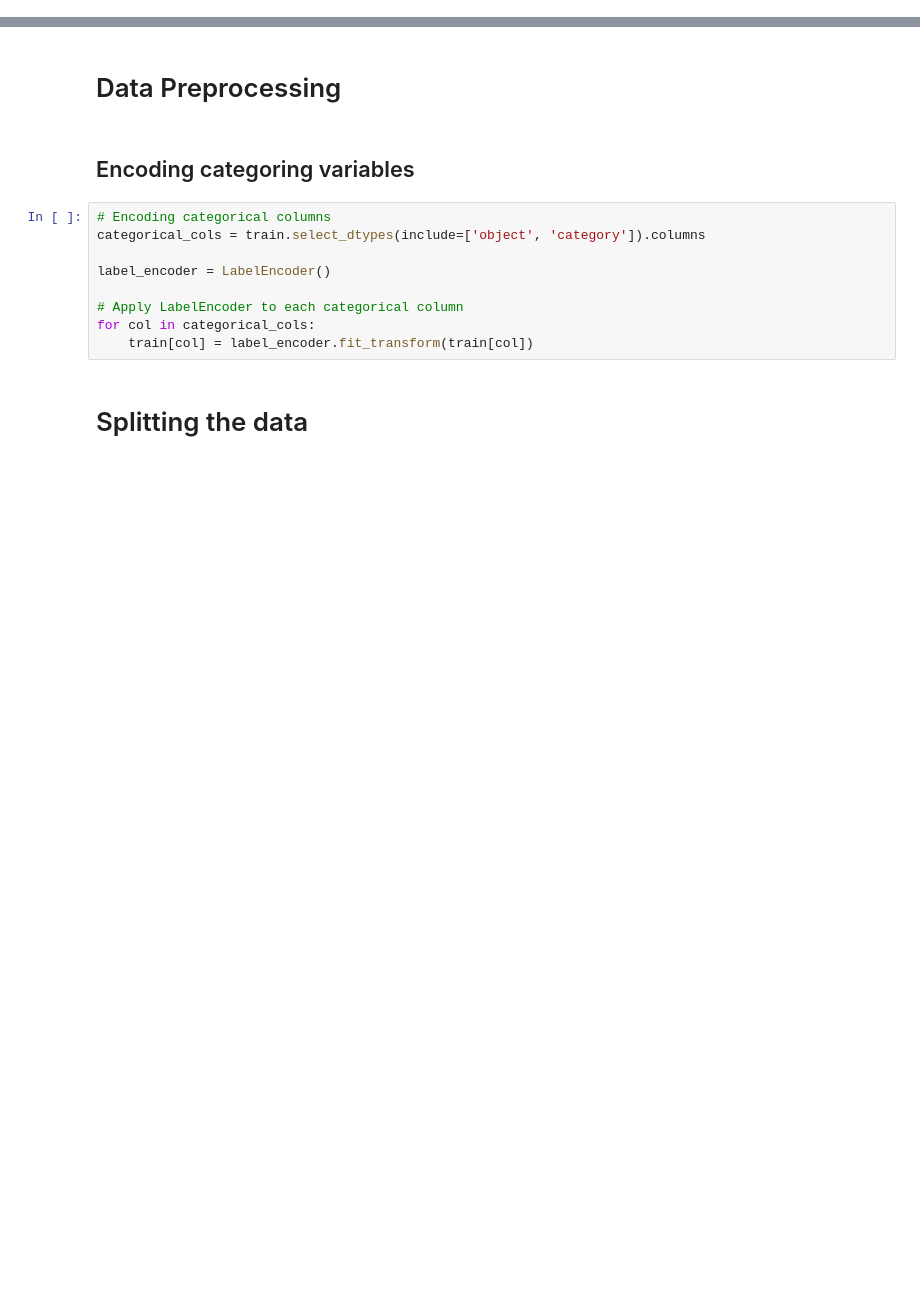
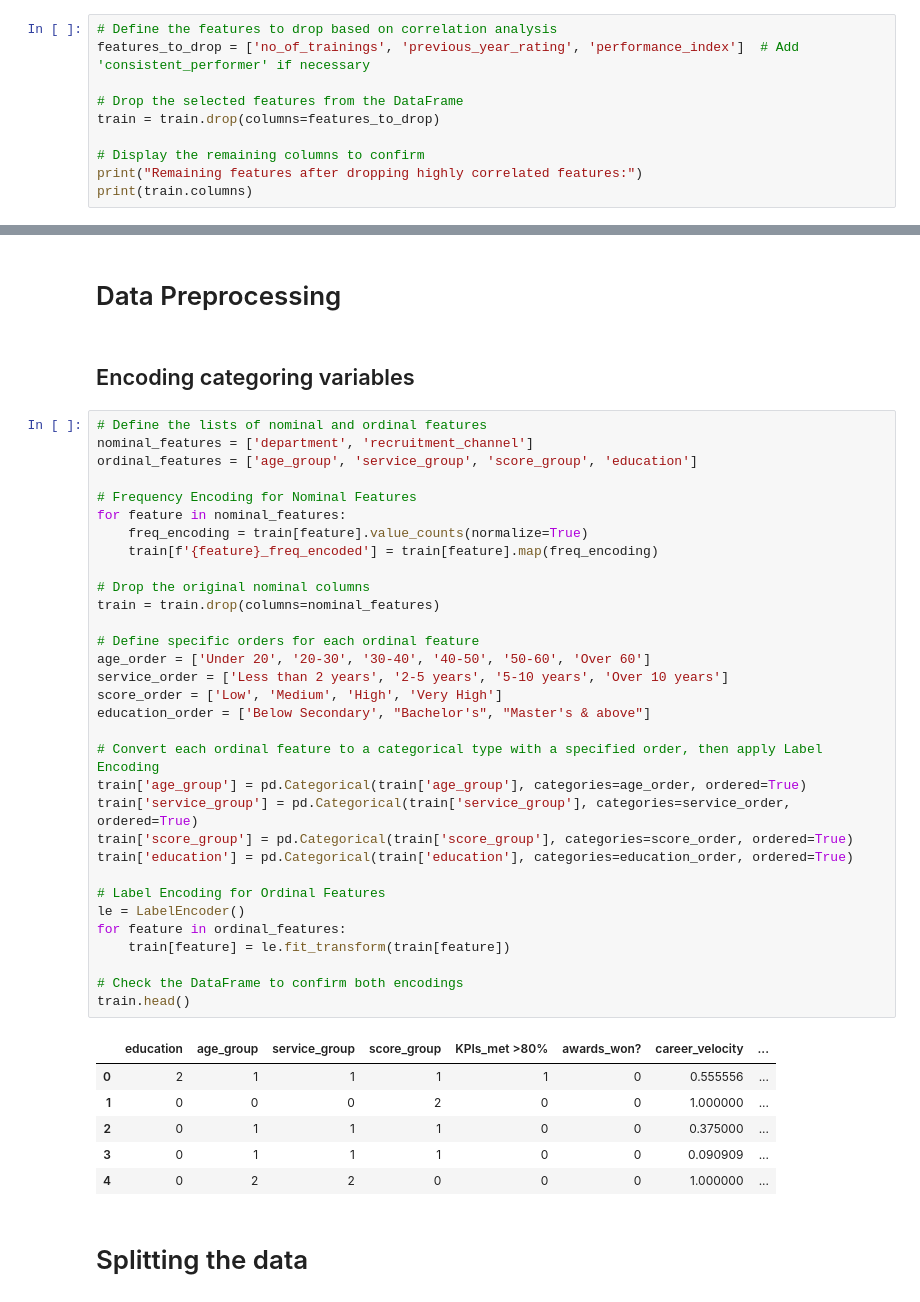
Before and after one commit to bedankibunja/HR-ANALYTICS-Predicting-Employee-Promotions, a Jupyter notebook: Notebook.ipynb, the cells around one changed output, grey strips where cells are left out. Saved outputs shown, nothing was run; the diff lists cells and outputs as text; blank space fills up the shorter version.

```diff
--- a/Notebook.ipynb
+++ b/Notebook.ipynb
@@ -714,0 +804,10 @@ Index(['department', 'education', 'recruitment_channel', 'no_of_trainings',
+# %%
+# Define the features to drop based on correlation analysis
+features_to_drop = ['no_of_trainings', 'previous_year_rating', 'performance_index']  # Add 'consistent_performer' if necessary
+
+# Drop the selected features from the DataFrame
+train = train.drop(columns=features_to_drop)
+
+# Display the remaining columns to confirm
+print("Remaining features after dropping highly correlated features:")
+print(train.columns)
@@ -716,15 +870,45 @@ Index(['department', 'education', 'recruitment_channel', 'no_of_trainings',
 # Data Preprocessing
 # %% [markdown]
 ## Encoding categoring variables
-# %%
-# Encoding categorical columns
-categorical_cols = train.select_dtypes(include=['object', 'category']).columns
-
-label_encoder = LabelEncoder()
-
-# Apply LabelEncoder to each categorical column
-for col in categorical_cols:
-    train[col] = label_encoder.fit_transform(train[col])
+# %%
+# Define the lists of nominal and ordinal features
+nominal_features = ['department', 'recruitment_channel']
+ordinal_features = ['age_group', 'service_group', 'score_group', 'education']
+
+# Frequency Encoding for Nominal Features
+for feature in nominal_features:
+    freq_encoding = train[feature].value_counts(normalize=True)
+    train[f'{feature}_freq_encoded'] = train[feature].map(freq_encoding)
+
+# Drop the original nominal columns
+train = train.drop(columns=nominal_features)
+
+# Define specific orders for each ordinal feature
+age_order = ['Under 20', '20-30', '30-40', '40-50', '50-60', 'Over 60']
+service_order = ['Less than 2 years', '2-5 years', '5-10 years', 'Over 10 years']
+score_order = ['Low', 'Medium', 'High', 'Very High']
+education_order = ['Below Secondary', "Bachelor's", "Master's & above"]
+
+# Convert each ordinal feature to a categorical type with a specified order, then apply Label Encoding
+train['age_group'] = pd.Categorical(train['age_group'], categories=age_order, ordered=True)
+train['service_group'] = pd.Categorical(train['service_group'], categories=service_order, ordered=True)
+train['score_group'] = pd.Categorical(train['score_group'], categories=score_order, ordered=True)
+train['education'] = pd.Categorical(train['education'], categories=education_order, ordered=True)
+
+# Label Encoding for Ordinal Features
+le = LabelEncoder()
+for feature in ordinal_features:
+    train[feature] = le.fit_transform(train[feature])
+
+# Check the DataFrame to confirm both encodings
+train.head()
+# %% [output]
+|  | education | age_group | service_group | score_group | KPIs_met >80% | awards_won? | career_velocity | ... |
+| 0 | 2 | 1 | 1 | 1 | 1 | 0 | 0.555556 | ... |
+| 1 | 0 | 0 | 0 | 2 | 0 | 0 | 1.000000 | ... |
+| 2 | 0 | 1 | 1 | 1 | 0 | 0 | 0.375000 | ... |
+| 3 | 0 | 1 | 1 | 1 | 0 | 0 | 0.090909 | ... |
+| 4 | 0 | 2 | 2 | 0 | 0 | 0 | 1.000000 | ... |
 # %% [markdown]
 # Splitting the data
 # %%
```
Also changed, not shown: parts of 123 cells of this notebook.
